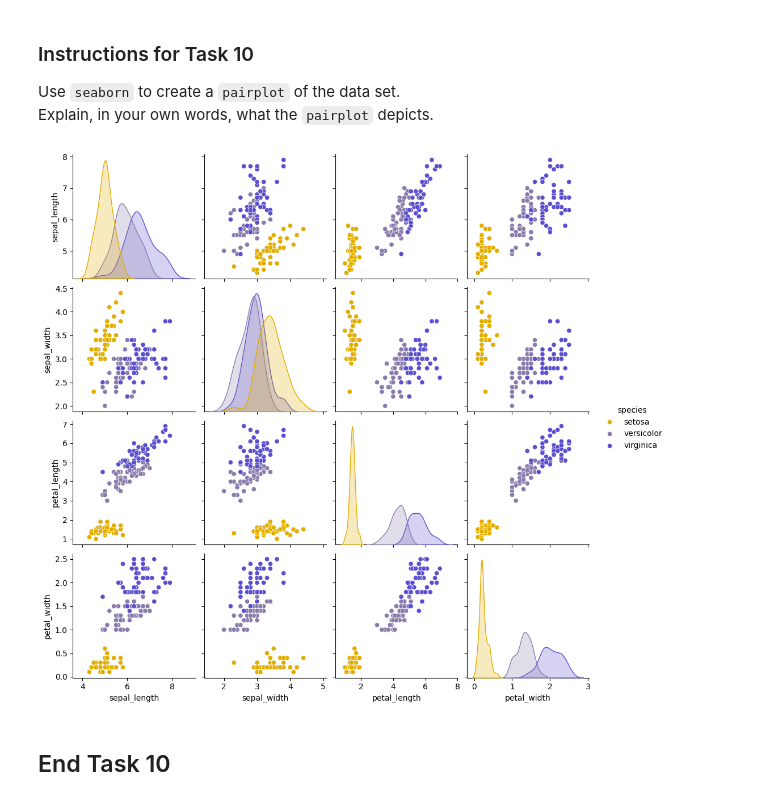
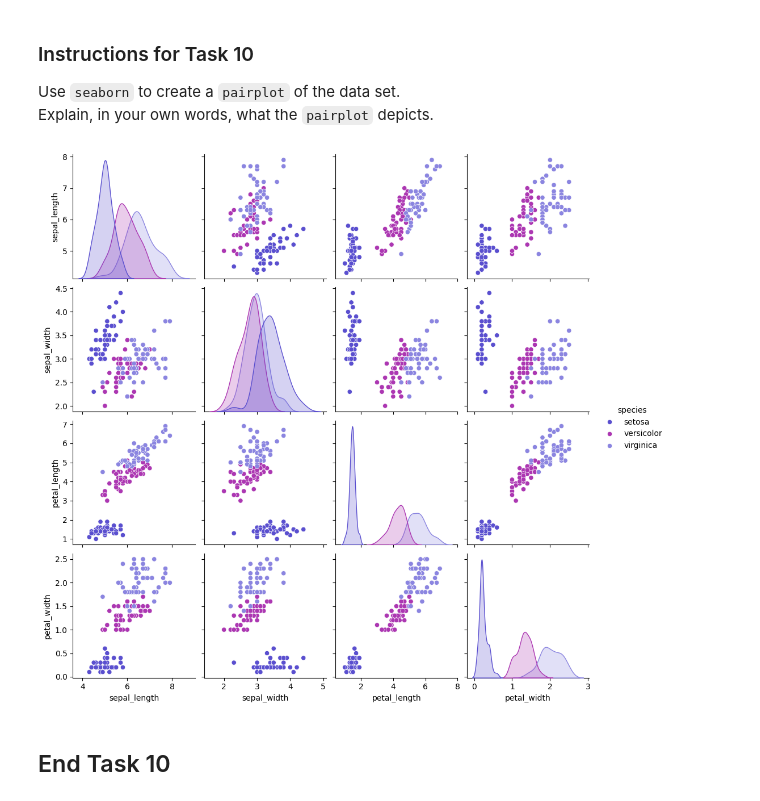
Before and after one commit to FaolanH/principles_of_data_analytics, a Jupyter notebook: tasks.ipynb, the cells around one changed output. Drawn from its saved outputs; the diff is of its cells as text; code cells hidden in the pictures.

```diff
--- a/tasks.ipynb
+++ b/tasks.ipynb
@@ -532,11 +758,11 @@ Use `seaborn` to create a `pairplot` of the data set.
 Explain, in your own words, what the `pairplot` depicts.
 # %%
 # using the seaborn module that was previously imported
-palette_colors = {'setosa':'#E1AD01', 'versicolor' : '#897CAC', 'virginica' : '#5A4FCF'}
+palette_colors = {'setosa':'#5A4FCF', 'versicolor' : '#AC37B2', 'virginica' : '#8B85E0'}
 sns.pairplot(pd_iris_data, hue ='species', palette=palette_colors)
 plt.show()
 # %% [output]
-[figure, old version]
+[figure, new version]
 # %% [markdown]
 ## End Task 10
 # %% [markdown]
```
Also changed, not shown: parts of 40 cells of this notebook.
